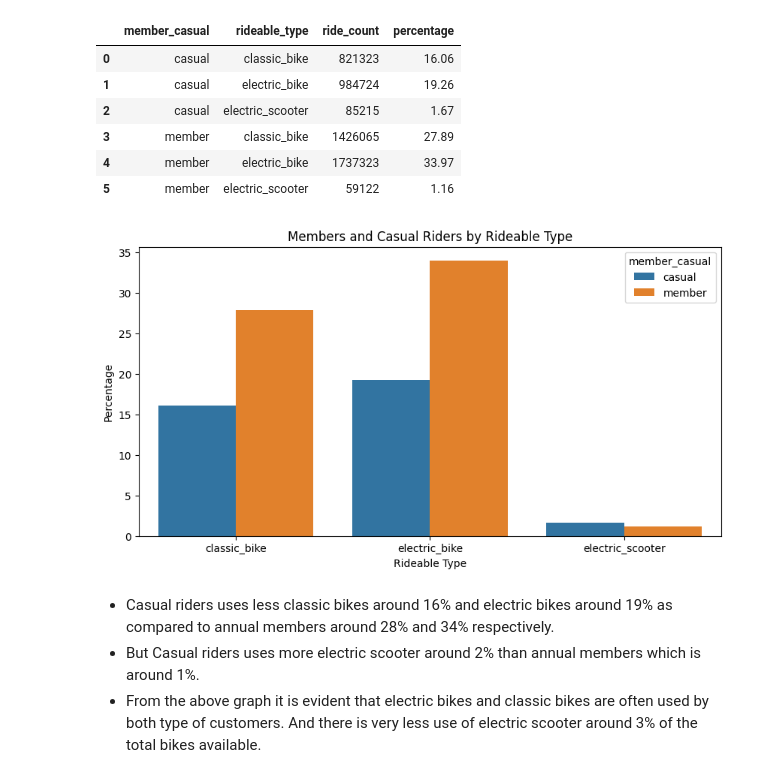
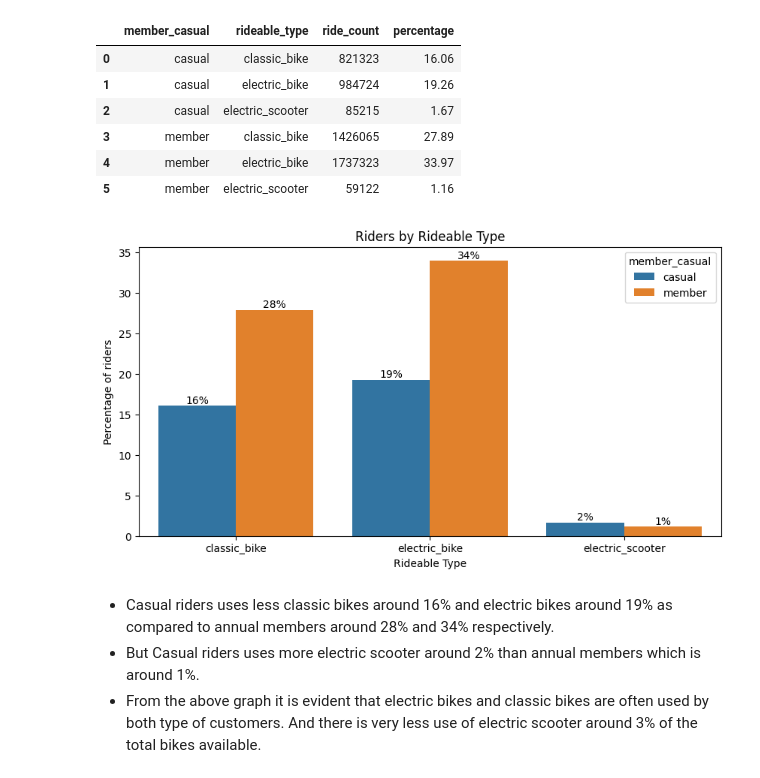
Before and after one commit to abhishek-070911/Data_Analyst_Projects, a Jupyter notebook: Cyclistic_EDA.ipynb, the cells around one changed output. Drawn from its saved outputs; the diff is of its cells as text; code cells hidden in the pictures.

```diff
--- a/Cyclistic_EDA.ipynb
+++ b/Cyclistic_EDA.ipynb
@@ -40,7 +40,7 @@ cyclist_merged_df = pd.DataFrame()
 # Loop through each file and append empty DataFrame
 for i in file:
   file_path = os.path.join(merged_files, i)
-  df = pd.read_csv(file_path)
+  df = pd.read_csv(file_path,low_memory=False)
   cyclist_merged_df = pd.concat([cyclist_merged_df, df],ignore_index=True)
 # %%
 # Analysing first 5 rows from the whole dataset
@@ -245,8 +236,8 @@ place_names_start = [res['name'] for res in results_start]
 # Place names extracted from reverse geocoding
 place_names_end = [res['name'] for res in results_end]
 # %%
-# Assigning place names to null values
-start_station_name_null_values['start_station_name'] = place_names_start
+# Assigning place names to null values and Updating the dataset simultaneously
 
-# Assigning place names to null values
-end_station_name_null_values['end_station_name'] = place_names_end
+cyclist_df.loc[start_station_name_null_index, 'start_station_name'] = place_names_start
+
+cyclist_df.loc[end_station_name_null_index, 'end_station_name'] = place_names_end
@@ -264,8 +244,3 @@ See the caveats in the documentation: https://pandas.pydata.org/pandas-docs/stab
-# %%
-# Updating the dataset with derived names from reverse geocoding
-cyclist_df.loc[start_station_name_null_index, 'start_station_name'] = start_station_name_null_values['start_station_name']
-
-cyclist_df.loc[end_station_name_null_index,'end_station_name'] = end_station_name_null_values['end_station_name']
 # %%
 # Querying for null values
 cyclist_df.isnull().sum()
@@ -418,13 +393,19 @@ riders_grouped
 # %%
 # Plotting the above query
 plt.figure(figsize = (10,5))
-sns.barplot(x='rideable_type', y='percentage', hue='member_casual', data = riders_grouped)
-plt.title('Members and Casual Riders by Rideable Type')
+ax = sns.barplot(x='rideable_type', y='percentage', hue='member_casual', data = riders_grouped)
+
+# Creating percentage labels on each bar
+for container in ax.containers:
+    ax.bar_label(container, fmt='%.0f%%')
+
+# Creating titles and labels in the graph
+plt.title('Riders by Rideable Type')
 plt.xlabel('Rideable Type')
-plt.ylabel('Percentage')
+plt.ylabel('Percentage of riders')
 plt.show()
 # %% [output]
-[figure, old version]
+[figure, new version]
 # %% [markdown]
 * Casual riders uses less classic bikes around 16% and electric bikes around 19% as compared to annual members around 28% and 34% respectively.
 * But Casual riders uses more electric scooter around 2% than annual members which is around 1%.
```
Also changed, not shown: parts of 15 cells of this notebook.
